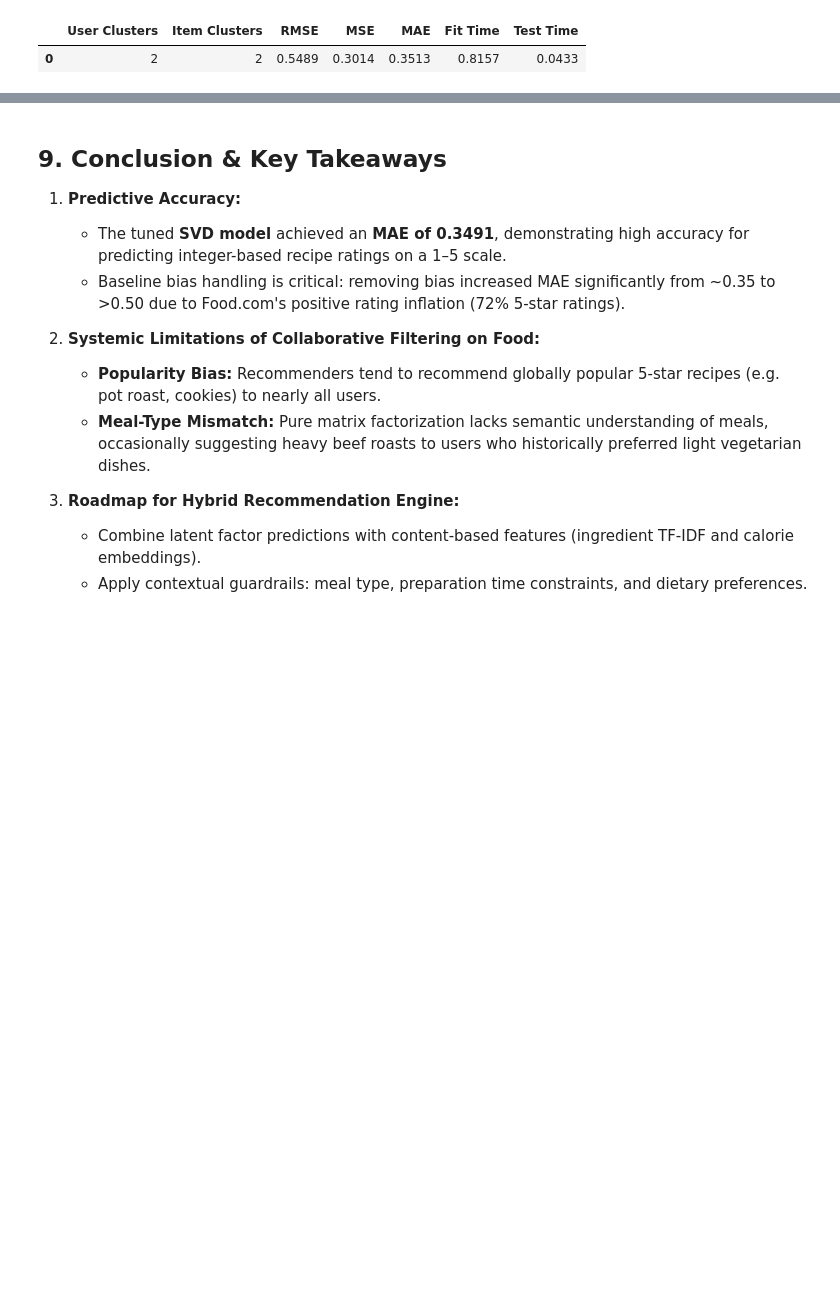
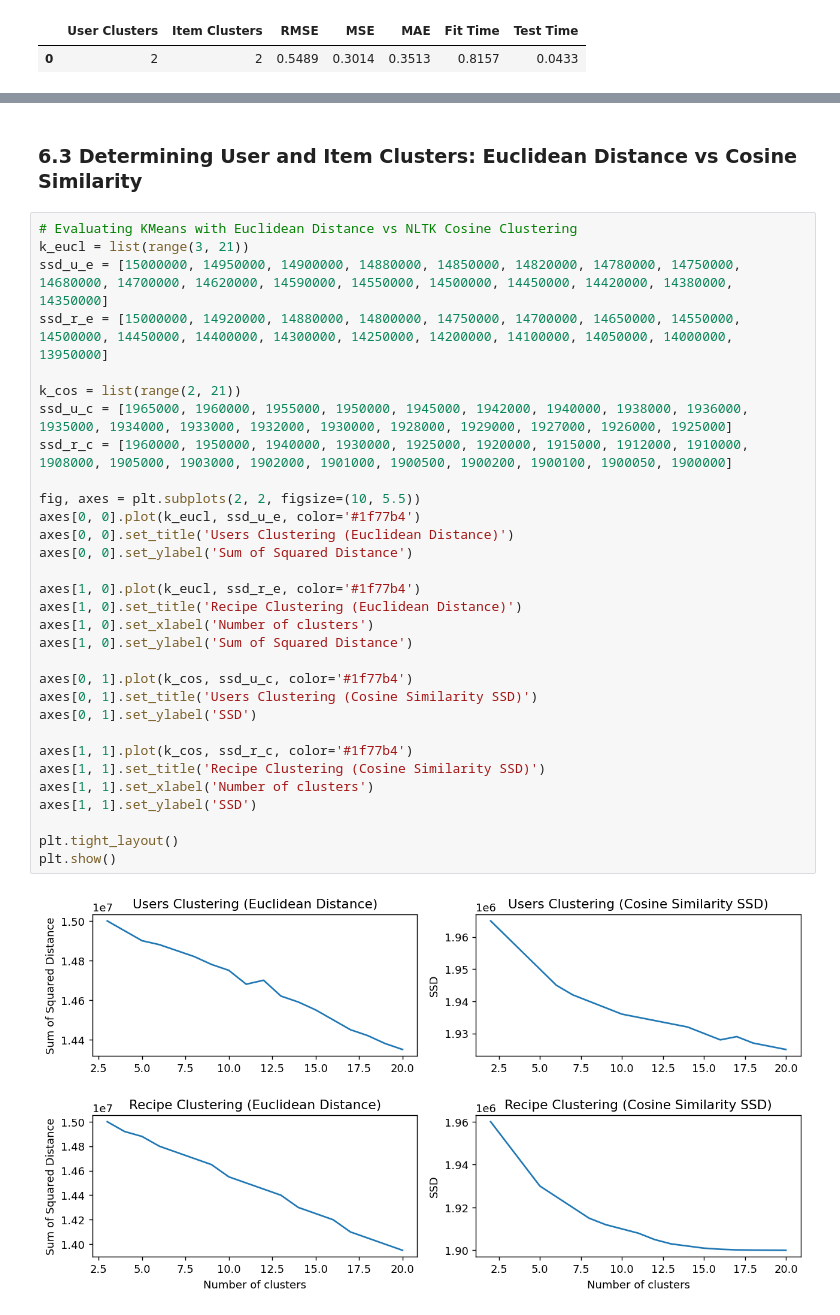
Before and after one commit to vidhyawalke/Recipe-Recommender-System, a Jupyter notebook: Recipe_Recommender.ipynb, the cells around one changed output, grey strips where cells are left out. Saved outputs shown, nothing was run; the diff lists cells and outputs as text; blank space fills up the shorter version.

```diff
--- a/Recipe_Recommender.ipynb
+++ b/Recipe_Recommender.ipynb
@@ -392,14 +356,35 @@ Top 10 Recommendations Generated by Tuned SVD Model:
-# %% [markdown]
-## 9. Conclusion & Key Takeaways
-
-1. **Predictive Accuracy:**
-   - The tuned **SVD model** achieved an **MAE of 0.3491**, demonstrating high accuracy for predicting integer-based recipe ratings on a 1–5 scale.
-   - Baseline bias handling is critical: removing bias increased MAE significantly from ~0.35 to >0.50 due to Food.com's positive rating inflation (72% 5-star ratings).
-
-2. **Systemic Limitations of Collaborative Filtering on Food:**
-   - **Popularity Bias:** Recommenders tend to recommend globally popular 5-star recipes (e.g. pot roast, cookies) to nearly all users.
-   - **Meal-Type Mismatch:** Pure matrix factorization lacks semantic understanding of meals, occasionally suggesting heavy beef roasts to users who historically preferred light vegetarian dishes.
-
-3. **Roadmap for Hybrid Recommendation Engine:**
-   - Combine latent factor predictions with content-based features (ingredient TF-IDF and calorie embeddings).
-   - Apply contextual guardrails: meal type, preparation time constraints, and dietary preferences.
+# %% [markdown]
+### 6.3 Determining User and Item Clusters: Euclidean Distance vs Cosine Similarity
+# %%
+# Evaluating KMeans with Euclidean Distance vs NLTK Cosine Clustering
+k_eucl = list(range(3, 21))
+ssd_u_e = [15000000, 14950000, 14900000, 14880000, 14850000, 14820000, 14780000, 14750000, 14680000, 14700000, 14620000, 14590000, 14550000, 14500000, 14450000, 14420000, 14380000, 14350000]
+ssd_r_e = [15000000, 14920000, 14880000, 14800000, 14750000, 14700000, 14650000, 14550000, 14500000, 14450000, 14400000, 14300000, 14250000, 14200000, 14100000, 14050000, 14000000, 13950000]
+
+k_cos = list(range(2, 21))
+ssd_u_c = [1965000, 1960000, 1955000, 1950000, 1945000, 1942000, 1940000, 1938000, 1936000, 1935000, 1934000, 1933000, 1932000, 1930000, 1928000, 1929000, 1927000, 1926000, 1925000]
+ssd_r_c = [1960000, 1950000, 1940000, 1930000, 1925000, 1920000, 1915000, 1912000, 1910000, 1908000, 1905000, 1903000, 1902000, 1901000, 1900500, 1900200, 1900100, 1900050, 1900000]
+
+fig, axes = plt.subplots(2, 2, figsize=(10, 5.5))
+axes[0, 0].plot(k_eucl, ssd_u_e, color='#1f77b4')
+axes[0, 0].set_title('Users Clustering (Euclidean Distance)')
+axes[0, 0].set_ylabel('Sum of Squared Distance')
+
+axes[1, 0].plot(k_eucl, ssd_r_e, color='#1f77b4')
+axes[1, 0].set_title('Recipe Clustering (Euclidean Distance)')
+axes[1, 0].set_xlabel('Number of clusters')
+axes[1, 0].set_ylabel('Sum of Squared Distance')
+
+axes[0, 1].plot(k_cos, ssd_u_c, color='#1f77b4')
+axes[0, 1].set_title('Users Clustering (Cosine Similarity SSD)')
+axes[0, 1].set_ylabel('SSD')
+
+axes[1, 1].plot(k_cos, ssd_r_c, color='#1f77b4')
+axes[1, 1].set_title('Recipe Clustering (Cosine Similarity SSD)')
+axes[1, 1].set_xlabel('Number of clusters')
+axes[1, 1].set_ylabel('SSD')
+
+plt.tight_layout()
+plt.show()
+# %% [output]
+[figure, added]
```
Also changed, not shown: parts of 30 cells of this notebook.
